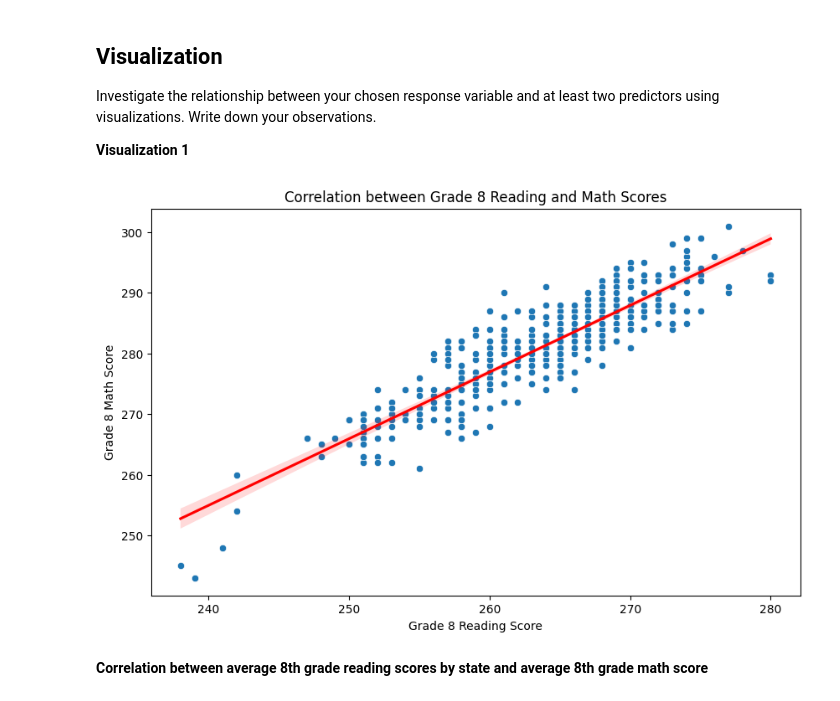
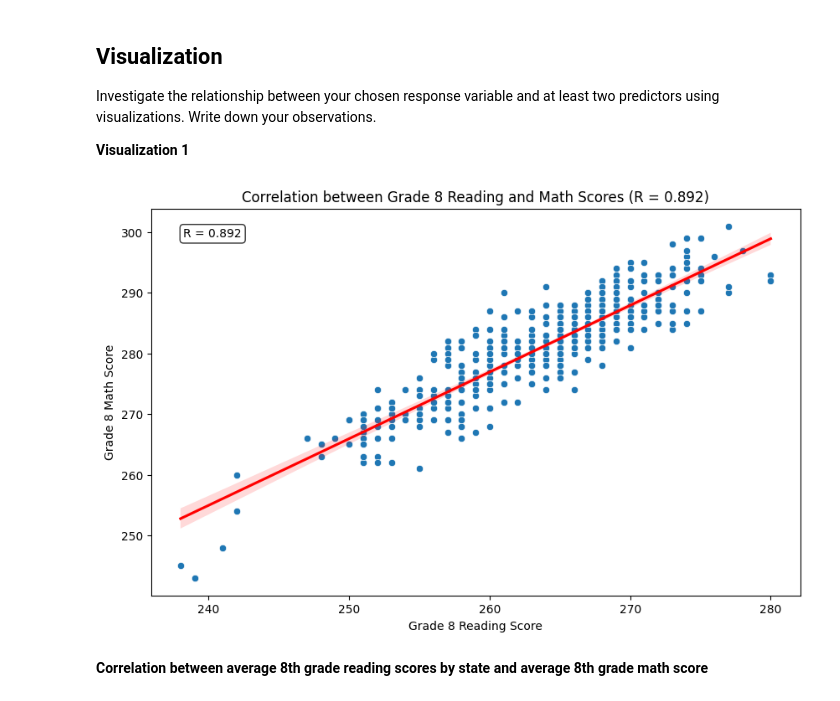
Before and after one commit to lunathanael/MDST-Onboarding, a Jupyter notebook: tutorial1/checkpoint1.ipynb, the cells around one changed output. Drawn from its saved outputs; the diff is of its cells as text; code cells hidden in the pictures.

```diff
--- a/tutorial1/checkpoint1.ipynb
+++ b/tutorial1/checkpoint1.ipynb
@@ -322,25 +346,39 @@ def _clean_data(df_features: pd.DataFrame, df_target: pd.DataFrame) -> tuple[pd.
 
     return X, Y
 # %%
+import seaborn as sns
+import matplotlib.pyplot as plt
+import pandas as pd
+import numpy as np
 
-import seaborn as sns
+df: pd.DataFrame = pd.read_csv("../data/states_edu.csv")
+
+# Remove NaN values and calculate correlation coefficient
+valid_mask = ~(np.isnan(df['AVG_READING_8_SCORE']) | np.isnan(df[RESULT_COLUMN]))
+x_valid = df['AVG_READING_8_SCORE'][valid_mask]
+y_valid = df[RESULT_COLUMN][valid_mask]
+
+r = np.corrcoef(x_valid, y_valid)[0, 1]
 
 # Create a scatter plot
 plt.figure(figsize=(10, 6))
-sns.scatterplot(x='AVG_READING_8_SCORE', y='target', data=df)
-
+sns.scatterplot(x='AVG_READING_8_SCORE', y=RESULT_COLUMN, data=df)
 
 # Add a trend line
-sns.regplot(x='AVG_READING_8_SCORE', y='target', data=df, scatter=False, color='red')
+sns.regplot(x='AVG_READING_8_SCORE', y=RESULT_COLUMN, data=df, scatter=False, color='red')
 
 # Add labels and title
 plt.xlabel('Grade 8 Reading Score')
 plt.ylabel('Grade 8 Math Score')
-plt.title('Correlation between Grade 8 Reading and Math Scores')
-# Show the plot
+plt.title(f'Correlation between Grade 8 Reading and Math Scores (R = {r:.3f})')
+
+# Add R-value to the plot
+plt.text(0.05, 0.95, f'R = {r:.3f}', transform=plt.gca().transAxes,
+         verticalalignment='top', bbox=dict(boxstyle='round', facecolor='white', alpha=0.8))
+
 plt.show()
 # %% [output]
-[figure, old version]
+[figure, new version]
 # %% [markdown]
 **Correlation between average 8th grade reading scores by state and average 8th grade math score**
 # %% [markdown]
```
Also changed, not shown: parts of 15 cells of this notebook, 5 other files.
